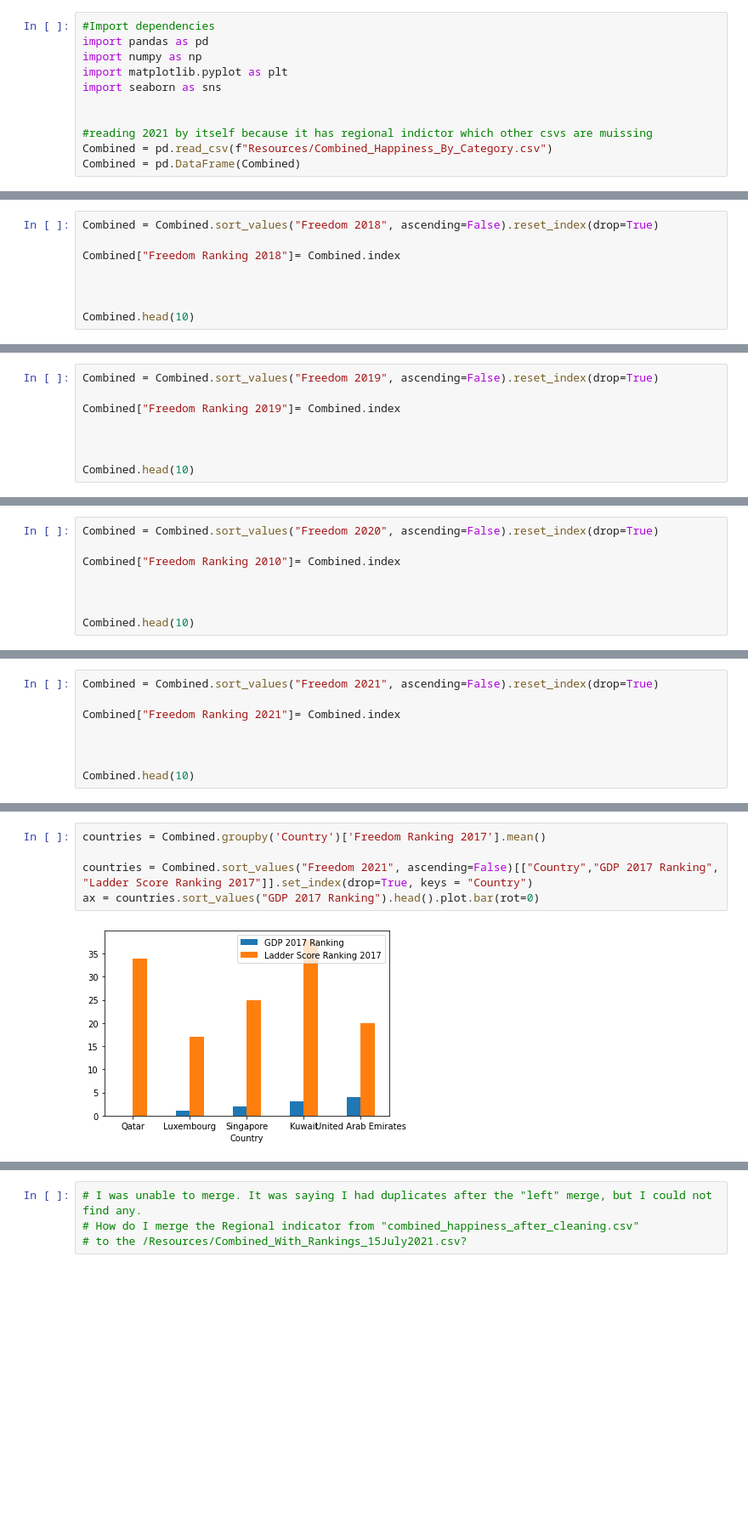
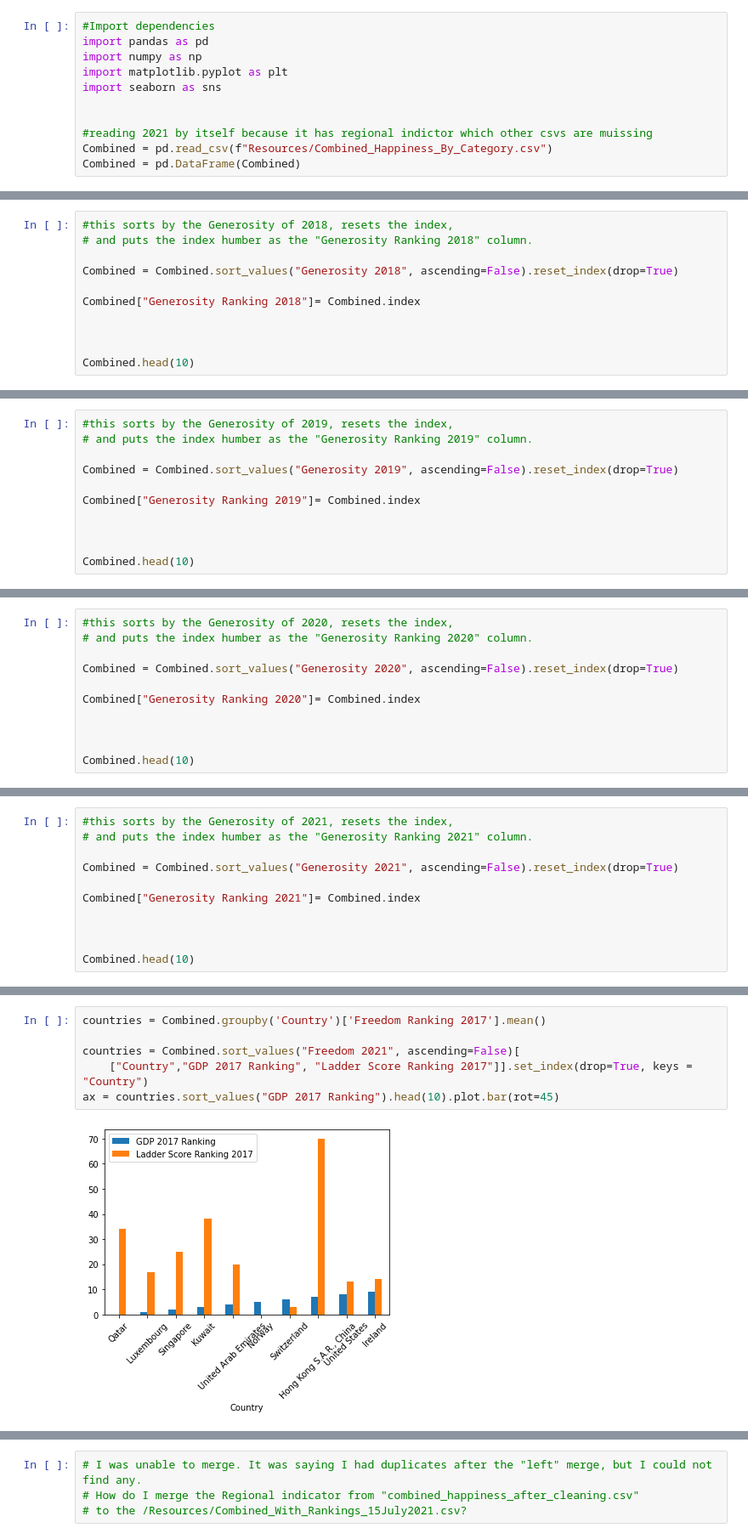
Before and after one commit to Ryan-Malin/TeamHappinessMain, a Jupyter notebook: RyanFromRamya.ipynb, the cells around one changed output, grey strips where cells are left out. Shown at 85% size. Saved outputs shown, nothing was run; the diff lists cells and outputs as text; blank space fills up the shorter version.

```diff
--- a/RyanFromRamya.ipynb
+++ b/RyanFromRamya.ipynb
@@ -484,9 +522,12 @@ Combined.head(10)
 | 9 | Australia | 7.284 | 7.272 | 7.228 | 7.2228 | ... |
 10 rows × 52 columns
 # %%
-Combined = Combined.sort_values("Freedom 2018", ascending=False).reset_index(drop=True)
+#this sorts by the Generosity of 2018, resets the index,
+# and puts the index humber as the "Generosity Ranking 2018" column.
 
-Combined["Freedom Ranking 2018"]= Combined.index
+Combined = Combined.sort_values("Generosity 2018", ascending=False).reset_index(drop=True)
+
+Combined["Generosity Ranking 2018"]= Combined.index
 
 
 
@@ -507,7 +548,10 @@ Combined.head(10)
 # %%
-Combined = Combined.sort_values("Freedom 2019", ascending=False).reset_index(drop=True)
+#this sorts by the Generosity of 2019, resets the index,
+# and puts the index humber as the "Generosity Ranking 2019" column.
 
-Combined["Freedom Ranking 2019"]= Combined.index
+Combined = Combined.sort_values("Generosity 2019", ascending=False).reset_index(drop=True)
+
+Combined["Generosity Ranking 2019"]= Combined.index
 
 
 
@@ -528,7 +572,10 @@ Combined.head(10)
 # %%
-Combined = Combined.sort_values("Freedom 2020", ascending=False).reset_index(drop=True)
+#this sorts by the Generosity of 2020, resets the index,
+# and puts the index humber as the "Generosity Ranking 2020" column.
 
-Combined["Freedom Ranking 2010"]= Combined.index
+Combined = Combined.sort_values("Generosity 2020", ascending=False).reset_index(drop=True)
+
+Combined["Generosity Ranking 2020"]= Combined.index
 
 
 
@@ -549,7 +596,10 @@ Combined.head(10)
 # %%
-Combined = Combined.sort_values("Freedom 2021", ascending=False).reset_index(drop=True)
+#this sorts by the Generosity of 2021, resets the index,
+# and puts the index humber as the "Generosity Ranking 2021" column.
 
-Combined["Freedom Ranking 2021"]= Combined.index
+Combined = Combined.sort_values("Generosity 2021", ascending=False).reset_index(drop=True)
+
+Combined["Generosity Ranking 2021"]= Combined.index
 
 
 
@@ -588,7 +752,8 @@ Combined
 # %%
 countries = Combined.groupby('Country')['Freedom Ranking 2017'].mean()
 
-countries = Combined.sort_values("Freedom 2021", ascending=False)[["Country","GDP 2017 Ranking", "Ladder Score Ranking 2017"]].set_index(drop=True, keys = "Country")
-ax = countries.sort_values("GDP 2017 Ranking").head().plot.bar(rot=0)
+countries = Combined.sort_values("Freedom 2021", ascending=False)[
+    ["Country","GDP 2017 Ranking", "Ladder Score Ranking 2017"]].set_index(drop=True, keys = "Country")
+ax = countries.sort_values("GDP 2017 Ranking").head(10).plot.bar(rot=45)
 # %% [output]
-[figure, old version]
+[figure, new version]
```
Also changed, not shown: parts of 41 cells of this notebook, 5 other files.
